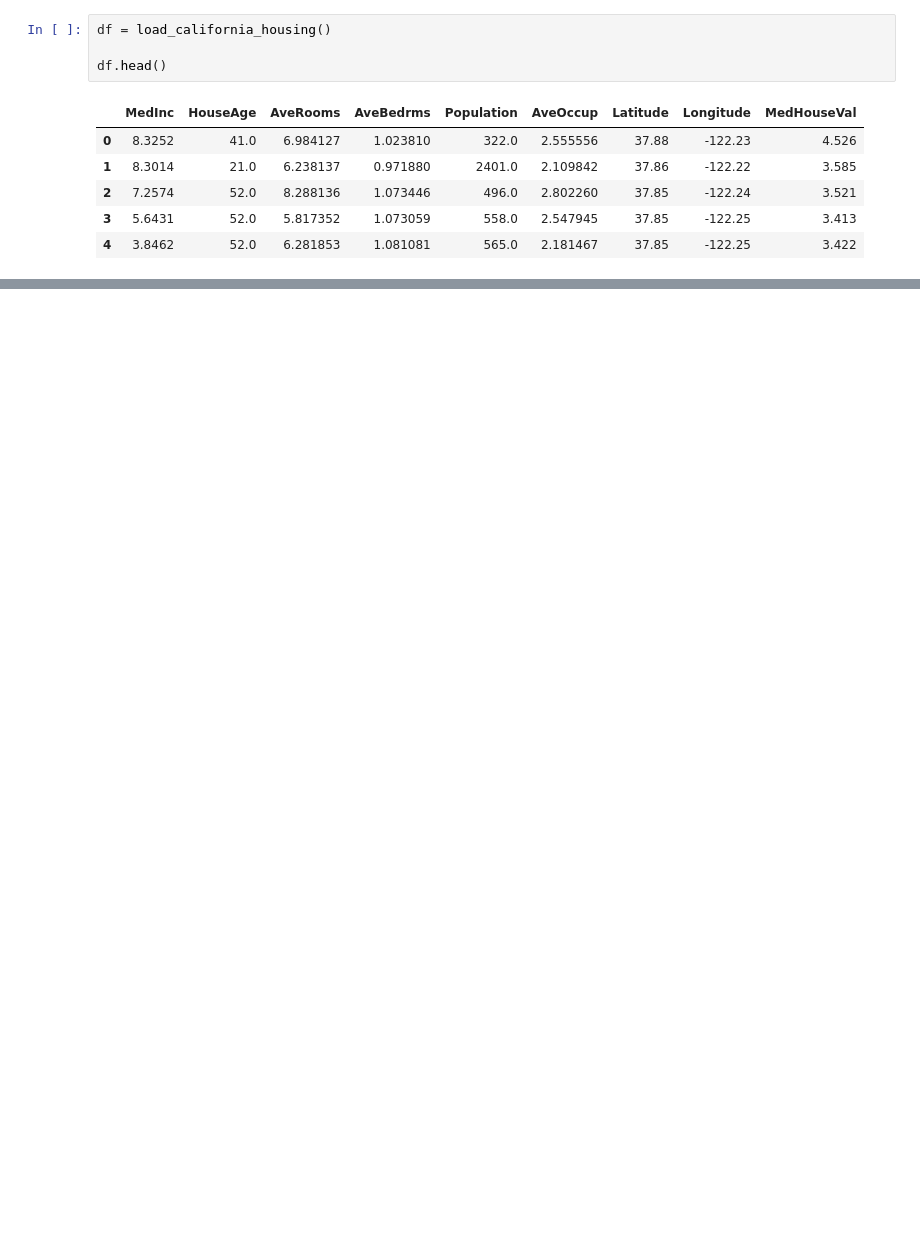
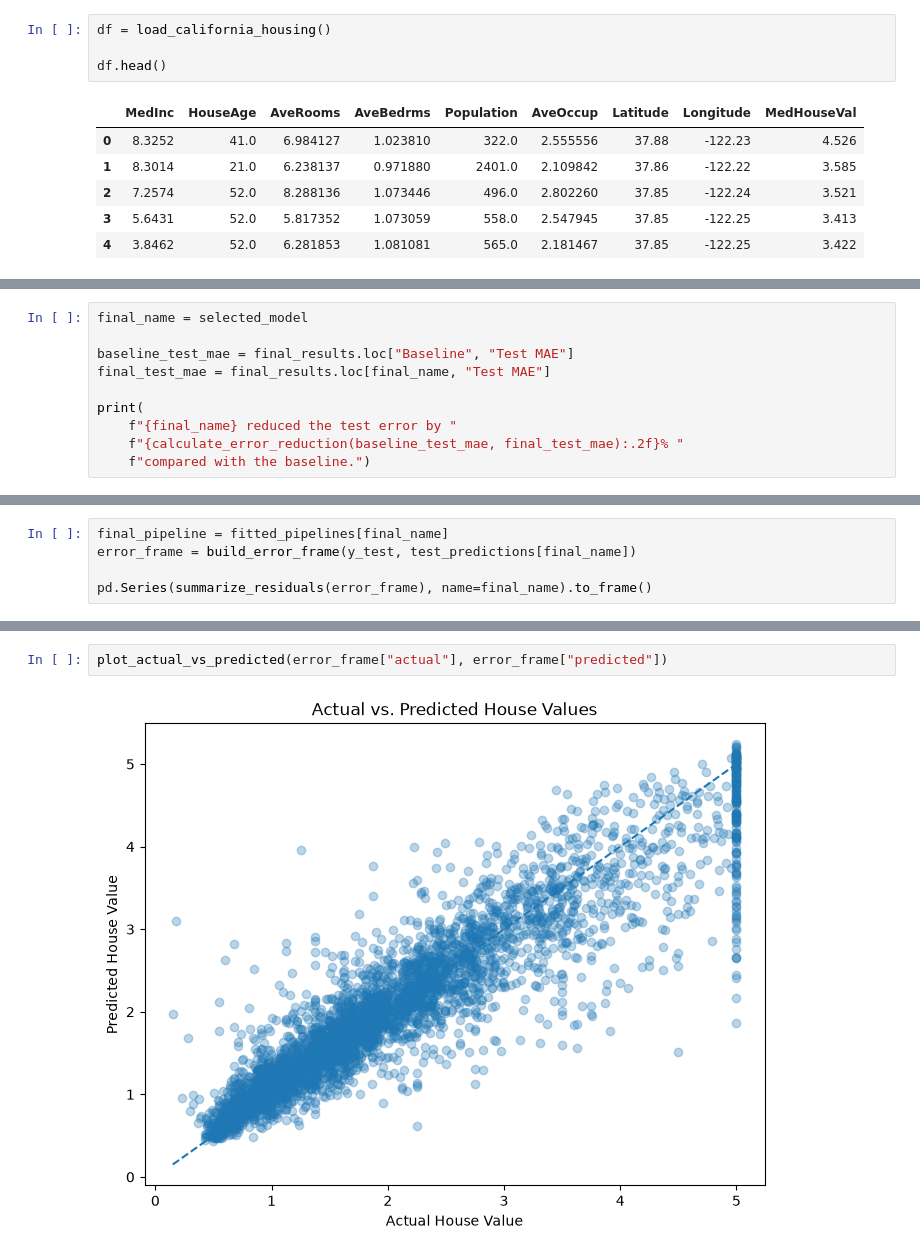
Before and after one commit to IsacFreitaas/real-estate-analytics-project, a Jupyter notebook: notebooks/2. Modelling.ipynb, the cells around one changed output, grey strips where cells are left out. Cells and saved outputs as stored; diff of their text form; blank space fills up the shorter version.

```diff
--- a/notebooks/2. Modelling.ipynb
+++ b/notebooks/2. Modelling.ipynb
@@ -479,0 +304,10 @@ Overall, this project demonstrated how **exploratory data analysis and machine l
+# %%
+final_name = selected_model
+
+baseline_test_mae = final_results.loc["Baseline", "Test MAE"]
+final_test_mae = final_results.loc[final_name, "Test MAE"]
+
+print(
+    f"{final_name} reduced the test error by "
+    f"{calculate_error_reduction(baseline_test_mae, final_test_mae):.2f}% "
+    f"compared with the baseline.")
@@ -479,0 +324,5 @@ Overall, this project demonstrated how **exploratory data analysis and machine l
+# %%
+final_pipeline = fitted_pipelines[final_name]
+error_frame = build_error_frame(y_test, test_predictions[final_name])
+
+pd.Series(summarize_residuals(error_frame), name=final_name).to_frame()
@@ -479,0 +343,4 @@ Overall, this project demonstrated how **exploratory data analysis and machine l
+# %%
+plot_actual_vs_predicted(error_frame["actual"], error_frame["predicted"])
+# %% [output]
+[figure, added]
```
Also changed, not shown: parts of 111 cells of this notebook.
